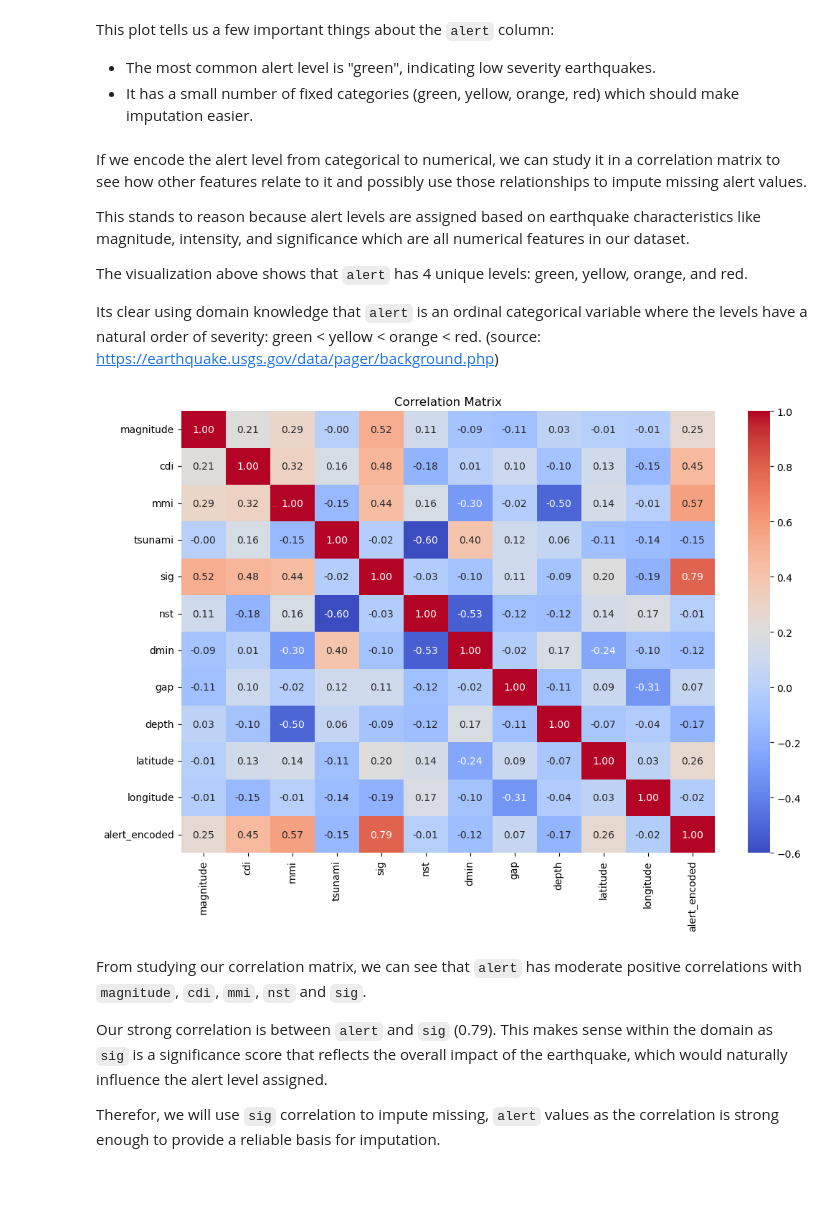
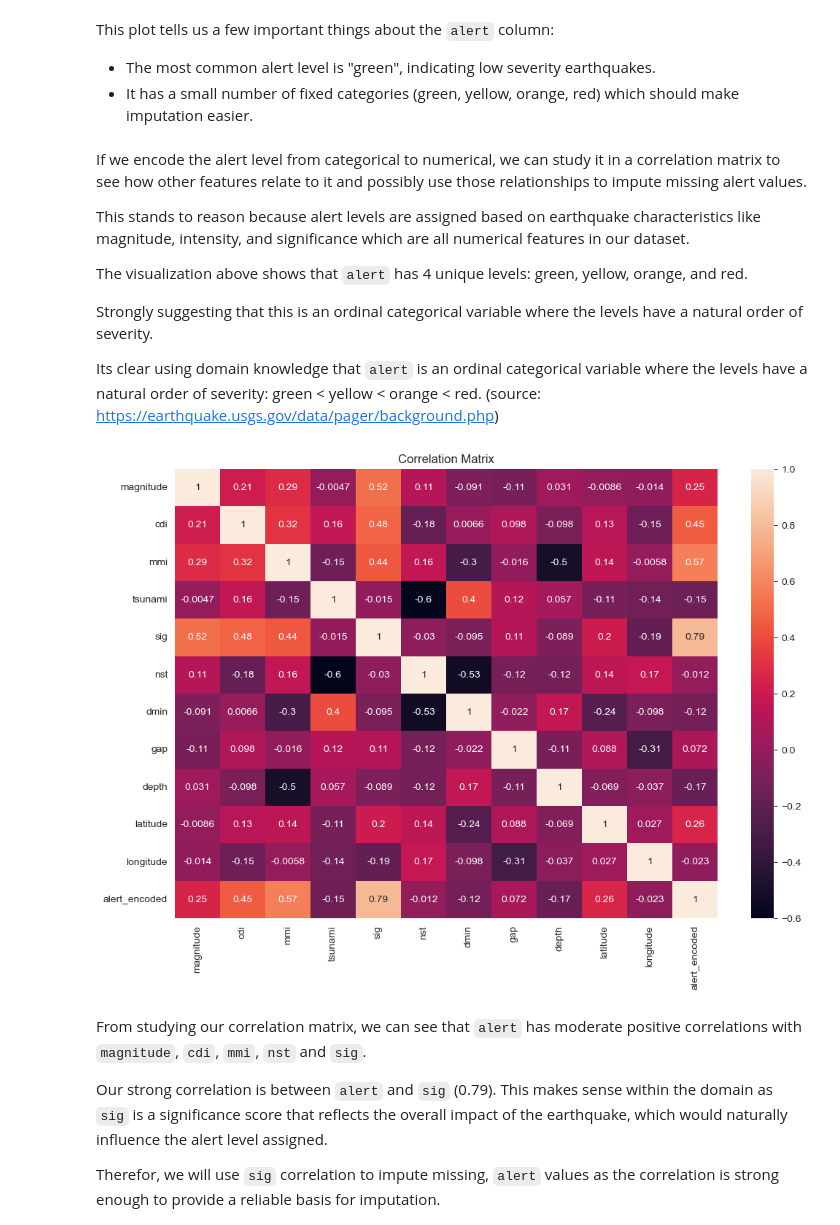
Before and after one commit to vexogon/TsunamiRiskModelConda, a Jupyter notebook: modelAndEDA.ipynb, the cells around one changed output. Drawn from its saved outputs; the diff is of its cells as text; code cells hidden in the pictures; blank space fills up the shorter version.

```diff
--- a/modelAndEDA.ipynb
+++ b/modelAndEDA.ipynb
@@ -316,20 +318,22 @@ This stands to reason because alert levels are assigned based on earthquake char
 
 The visualization above shows that `alert` has 4 unique levels: green, yellow, orange, and red.
 
+Strongly suggesting that this is an ordinal categorical variable where the levels have a natural order of severity.
+
 Its clear using domain knowledge that `alert` is an ordinal categorical variable where the levels have a natural order of severity: green < yellow < orange < red. (source: https://earthquake.usgs.gov/data/pager/background.php)
 # %%
 #ordered encoding for alert levels
 alert_order = {'green': 1, 'yellow': 2, 'orange': 3, 'red': 4}
 df_temp = df.copy()
 df_temp['alert_encoded'] = df_temp['alert'].map(alert_order)
 numerical_cols = df_temp.select_dtypes(include=[np.number]).columns.tolist()
 corr_matrix = df_temp[numerical_cols].corr()
 plt.figure(figsize=(12,8))
-sns.heatmap(corr_matrix, annot=True, cmap='coolwarm', fmt='.2f')
+sns.heatmap(corr_matrix, annot=True)
 plt.title('Correlation Matrix')
 plt.show()
 # %% [output]
-[figure, old version]
+[figure, new version]
 # %% [markdown]
 From studying our correlation matrix, we can see that `alert` has moderate positive correlations with `magnitude`, `cdi`, `mmi`, `nst` and `sig`.
 
```
Also changed, not shown: parts of 16 cells of this notebook.
